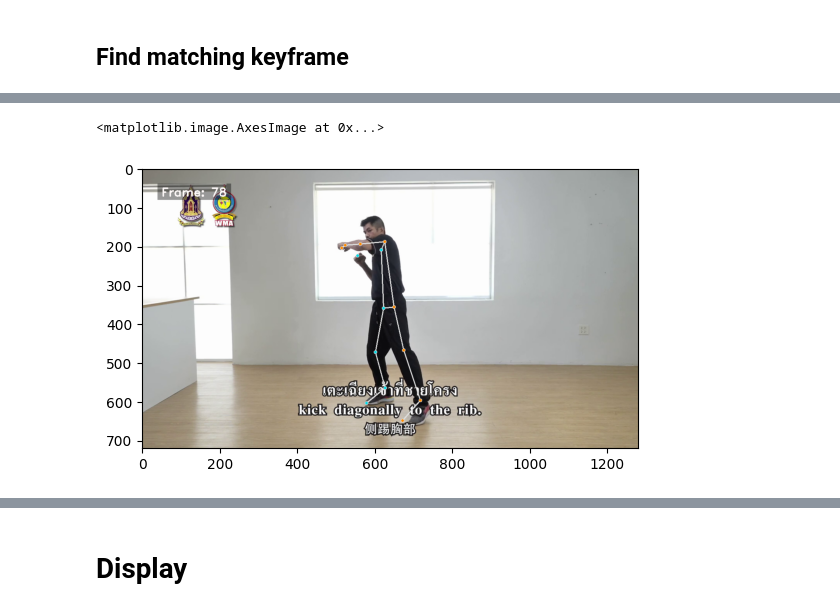
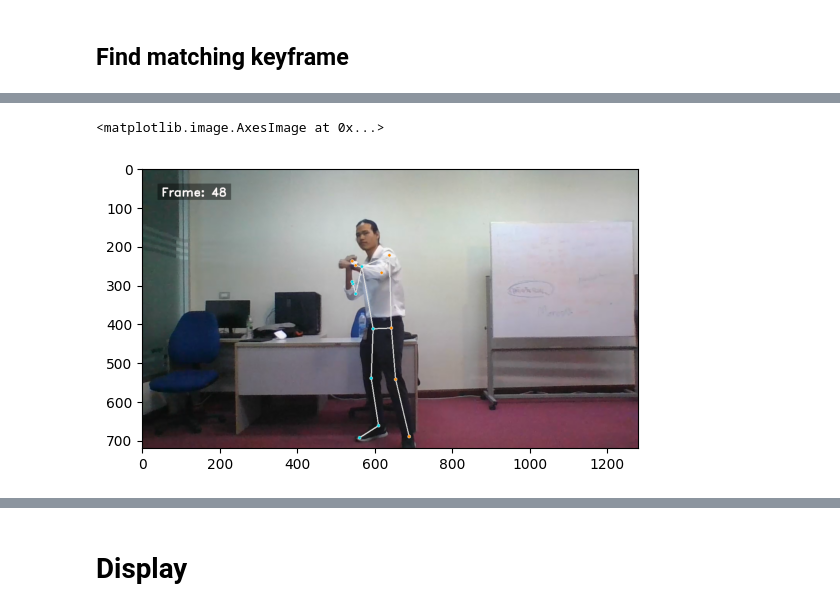
Before and after one commit to napongps/Muaythai-comparison, a Jupyter notebook: Muaythai_comparison_[Current].ipynb, the cells around one changed output, grey strips where cells are left out. Cells and saved outputs as stored; diff of their text form; code cells hidden in the pictures.

```diff
--- a/Muaythai_comparison_[Current].ipynb
+++ b/Muaythai_comparison_[Current].ipynb
@@ -824,5 +829,5 @@ print(student_kf)
 # %%
-plt.imshow(all_frame_test[78][:,:,::-1])
+plt.imshow(all_frame_test2[48][:,:,::-1])
 # %% [output]
 <matplotlib.image.AxesImage at 0x...>
-[figure, old version]
+[figure, new version]
```
Also changed, not shown: parts of 35 cells of this notebook.
